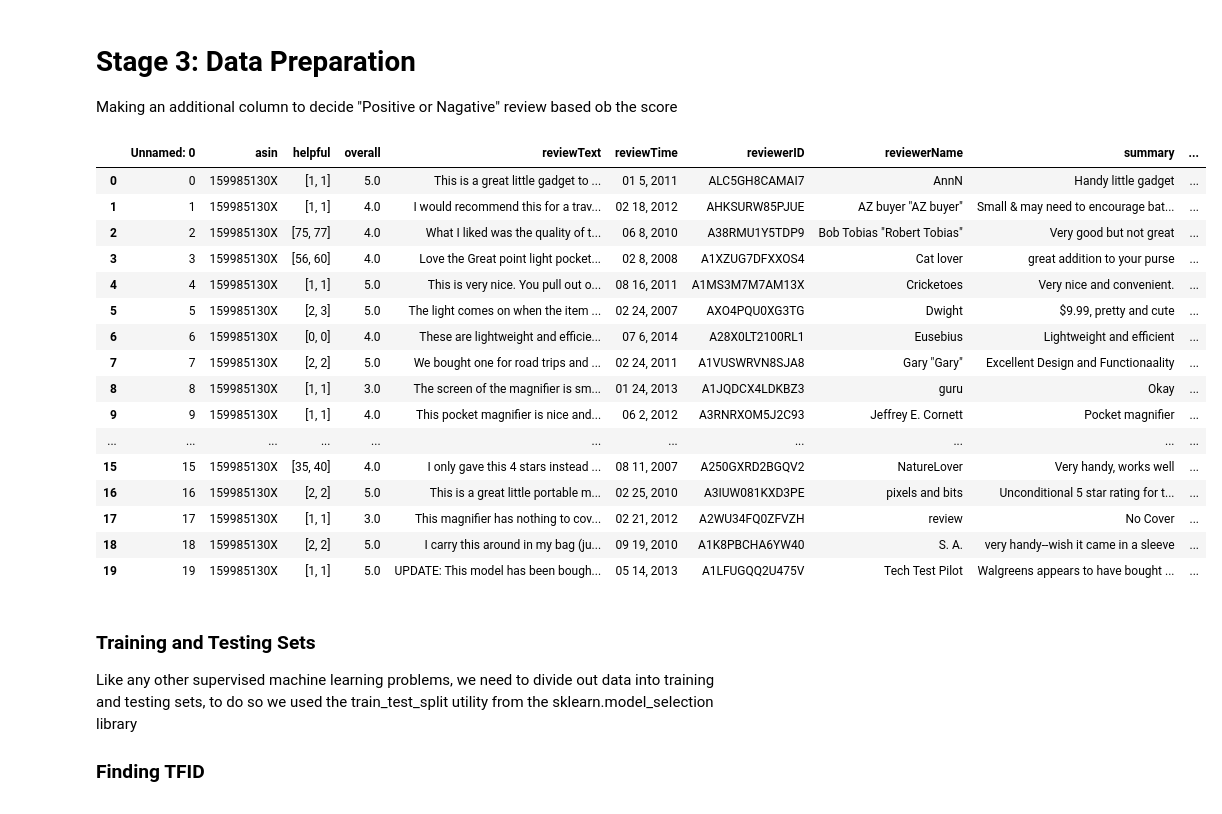
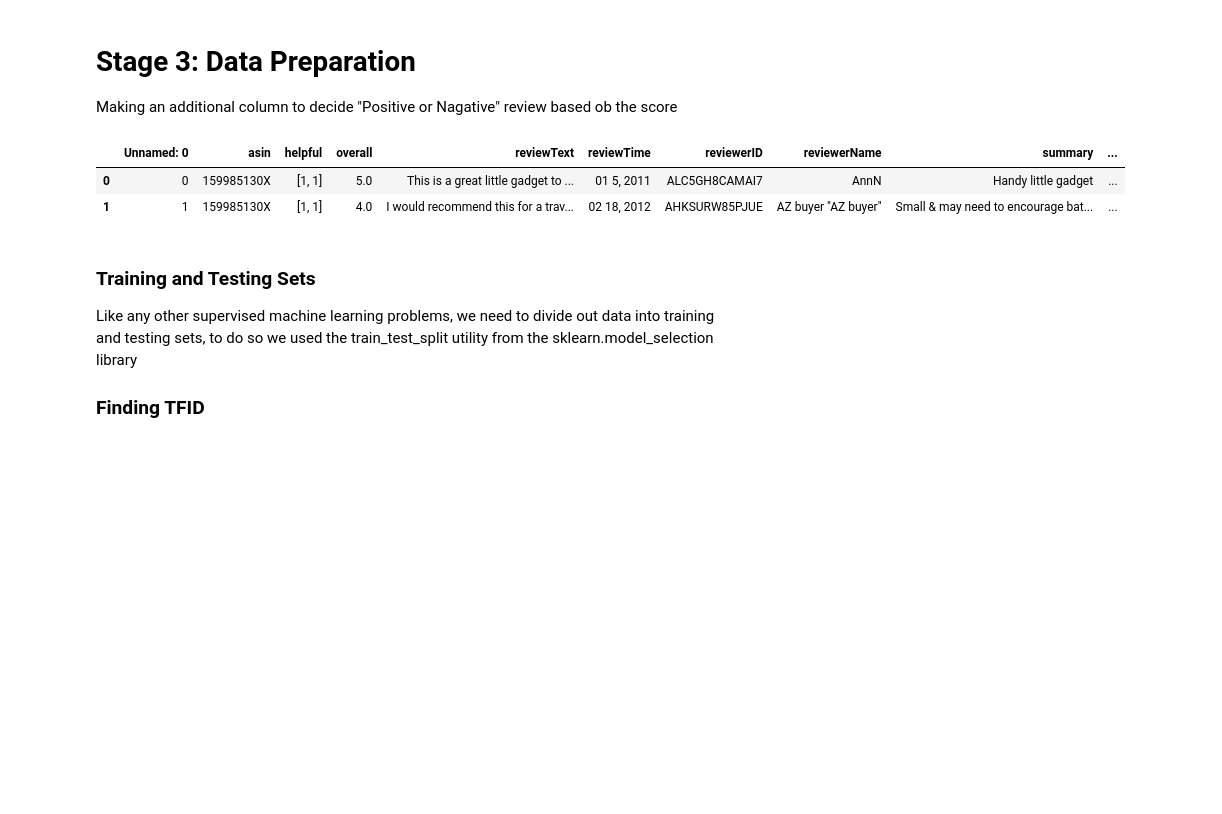
Before and after one commit to PramodaMajhi/sentiment-analysis, a Jupyter notebook: SentimentAnalysis-classical.ipynb, the cells around one changed output. Saved outputs shown, nothing was run; the diff lists cells and outputs as text; code cells hidden in the pictures; blank space fills up the shorter version.

```diff
--- a/SentimentAnalysis-classical.ipynb
+++ b/SentimentAnalysis-classical.ipynb
@@ -37,25 +38,11 @@ df.shape
 Making an additional column to decide "Positive or Nagative" review based ob the score
 # %%
 df['review_class'] = [1 if x > 3 else 0 for x in df.overall]
-df.head(20)
+df.head(2)
 # %% [output]
 |  | Unnamed: 0 | asin | helpful | overall | reviewText | reviewTime | reviewerID | reviewerName | summary | ... |
 | 0 | 0 | 159985130X | [1, 1] | 5.0 | This is a great little gadget to ... | 01 5, 2011 | ALC5GH8CAMAI7 | AnnN | Handy little gadget | ... |
 | 1 | 1 | 159985130X | [1, 1] | 4.0 | I would recommend this for a trav... | 02 18, 2012 | AHKSURW85PJUE | AZ buyer "AZ buyer" | Small & may need to encourage bat... | ... |
-| 2 | 2 | 159985130X | [75, 77] | 4.0 | What I liked was the quality of t... | 06 8, 2010 | A38RMU1Y5TDP9 | Bob Tobias "Robert Tobias" | Very good but not great | ... |
-| 3 | 3 | 159985130X | [56, 60] | 4.0 | Love the Great point light pocket... | 02 8, 2008 | A1XZUG7DFXXOS4 | Cat lover | great addition to your purse | ... |
-| 4 | 4 | 159985130X | [1, 1] | 5.0 | This is very nice. You pull out o... | 08 16, 2011 | A1MS3M7M7AM13X | Cricketoes | Very nice and convenient. | ... |
-| 5 | 5 | 159985130X | [2, 3] | 5.0 | The light comes on when the item ... | 02 24, 2007 | AXO4PQU0XG3TG | Dwight | $9.99, pretty and cute | ... |
-| 6 | 6 | 159985130X | [0, 0] | 4.0 | These are lightweight and efficie... | 07 6, 2014 | A28X0LT2100RL1 | Eusebius | Lightweight and efficient | ... |
-| 7 | 7 | 159985130X | [2, 2] | 5.0 | We bought one for road trips and ... | 02 24, 2011 | A1VUSWRVN8SJA8 | Gary "Gary" | Excellent Design and Functionaality | ... |
-| 8 | 8 | 159985130X | [1, 1] | 3.0 | The screen of the magnifier is sm... | 01 24, 2013 | A1JQDCX4LDKBZ3 | guru | Okay | ... |
-| 9 | 9 | 159985130X | [1, 1] | 4.0 | This pocket magnifier is nice and... | 06 2, 2012 | A3RNRXOM5J2C93 | Jeffrey E. Cornett | Pocket magnifier | ... |
-| ... | ... | ... | ... | ... | ... | ... | ... | ... | ... | ... |
-| 15 | 15 | 159985130X | [35, 40] | 4.0 | I only gave this 4 stars instead ... | 08 11, 2007 | A250GXRD2BGQV2 | NatureLover | Very handy, works well | ... |
-| 16 | 16 | 159985130X | [2, 2] | 5.0 | This is a great little portable m... | 02 25, 2010 | A3IUW081KXD3PE | pixels and bits | Unconditional 5 star rating for t... | ... |
-| 17 | 17 | 159985130X | [1, 1] | 3.0 | This magnifier has nothing to cov... | 02 21, 2012 | A2WU34FQ0ZFVZH | review | No Cover | ... |
-| 18 | 18 | 159985130X | [2, 2] | 5.0 | I carry this around in my bag (ju... | 09 19, 2010 | A1K8PBCHA6YW40 | S. A. | very handy--wish it came in a sleeve | ... |
-| 19 | 19 | 159985130X | [1, 1] | 5.0 | UPDATE: This model has been bough... | 05 14, 2013 | A1LFUGQQ2U475V | Tech Test Pilot | Walgreens appears to have bought ... | ... |
 # %% [markdown]
 ### Training and Testing Sets
 Like any other supervised machine learning problems, we need to divide out data into training and testing sets, to do so we used the train_test_split utility from the sklearn.model_selection library
```
Also changed, not shown: parts of 7 cells of this notebook, 2 other files.
